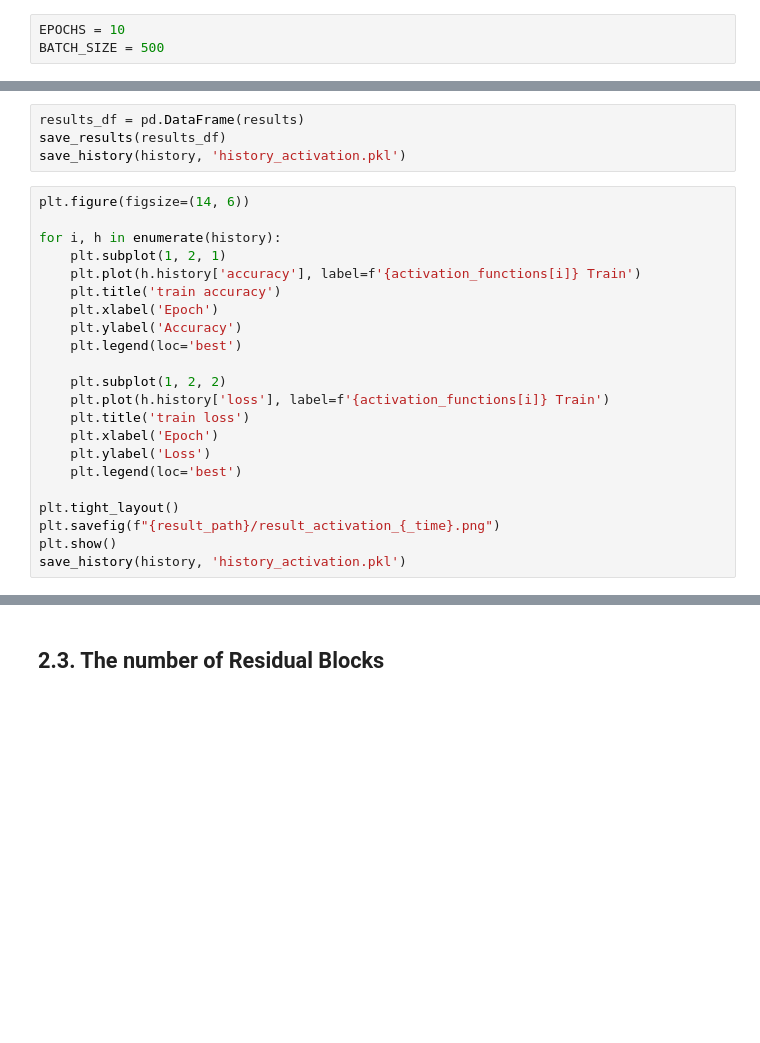
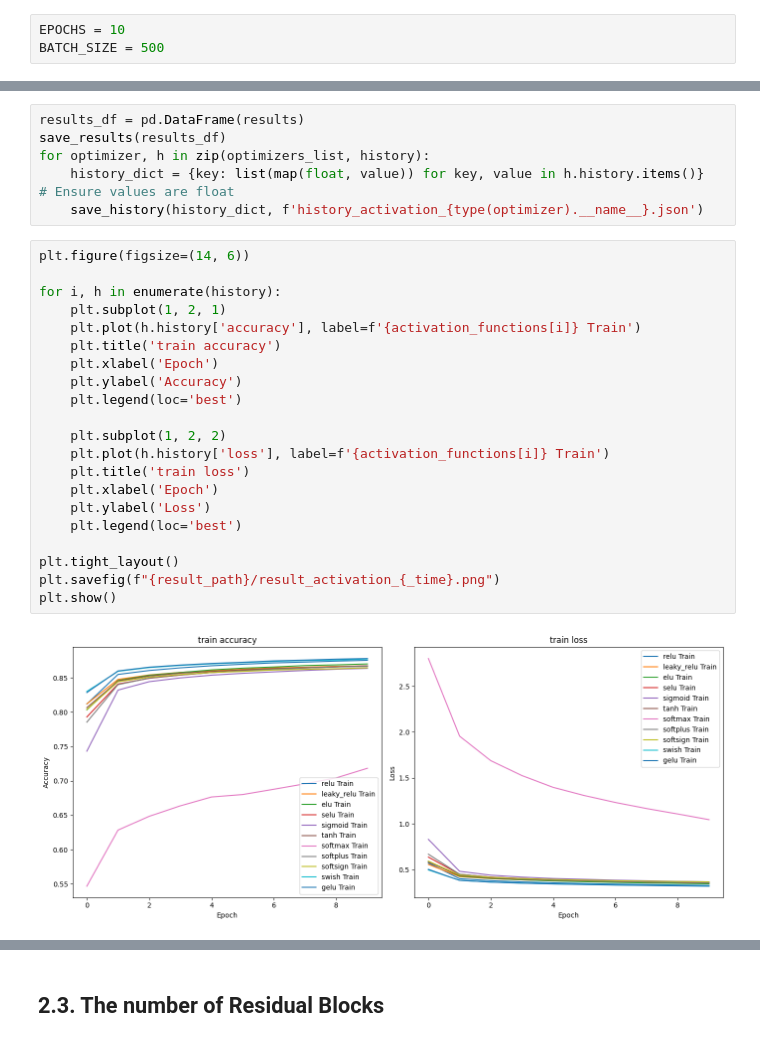
Before and after one commit to unbroken2650/ann-project, a Jupyter notebook: main.ipynb, the cells around one changed output, grey strips where cells are left out. Cells and saved outputs as stored; diff of their text form; blank space fills up the shorter version.

```diff
--- a/main.ipynb
+++ b/main.ipynb
@@ -351,29 +589,32 @@ for ftn in activation_functions:
-# %%
-results_df = pd.DataFrame(results)
-save_results(results_df)
-save_history(history, 'history_activation.pkl')
+# %%
+results_df = pd.DataFrame(results)
+save_results(results_df)
+for optimizer, h in zip(optimizers_list, history):
+    history_dict = {key: list(map(float, value)) for key, value in h.history.items()}  # Ensure values are float
+    save_history(history_dict, f'history_activation_{type(optimizer).__name__}.json')
 # %%
 plt.figure(figsize=(14, 6))
 
 for i, h in enumerate(history):
     plt.subplot(1, 2, 1)
     plt.plot(h.history['accuracy'], label=f'{activation_functions[i]} Train')
     plt.title('train accuracy')
     plt.xlabel('Epoch')
     plt.ylabel('Accuracy')
     plt.legend(loc='best')
 
     plt.subplot(1, 2, 2)
     plt.plot(h.history['loss'], label=f'{activation_functions[i]} Train')
     plt.title('train loss')
     plt.xlabel('Epoch')
     plt.ylabel('Loss')
     plt.legend(loc='best')
 
 plt.tight_layout()
 plt.savefig(f"{result_path}/result_activation_{_time}.png")
 plt.show()
-save_history(history, 'history_activation.pkl')
+# %% [output]
+[figure, added]
 # %%
 plt.figure(figsize=(12, 6))
 sns.barplot(x="Activation Function", y="Loss", hue="Activation Function",
```
Also changed, not shown: parts of 25 cells of this notebook, 38 other files.
